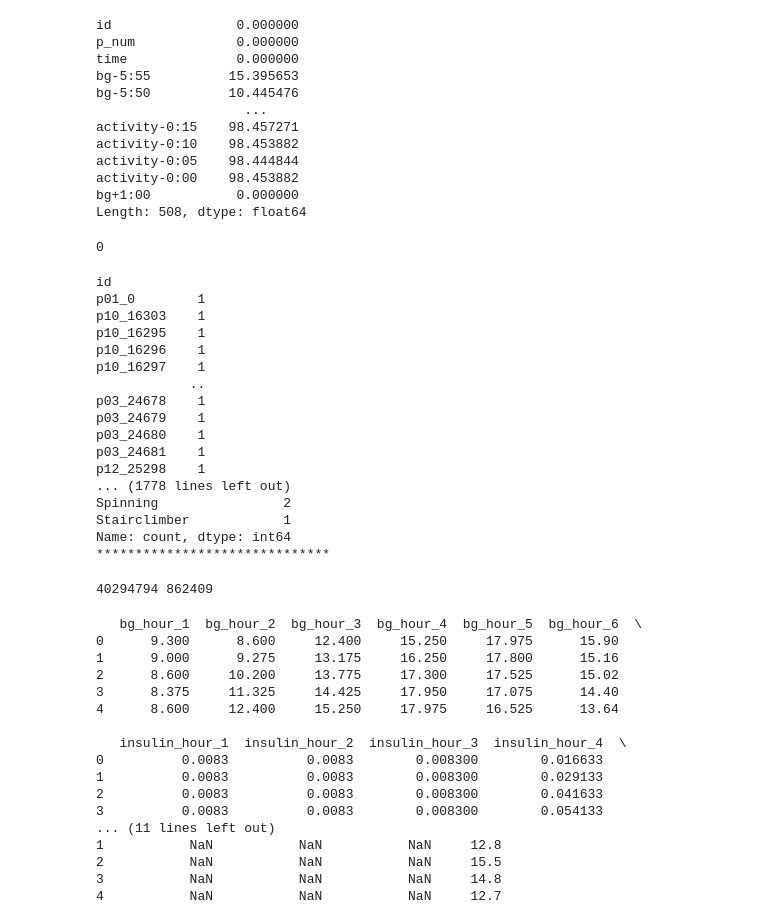
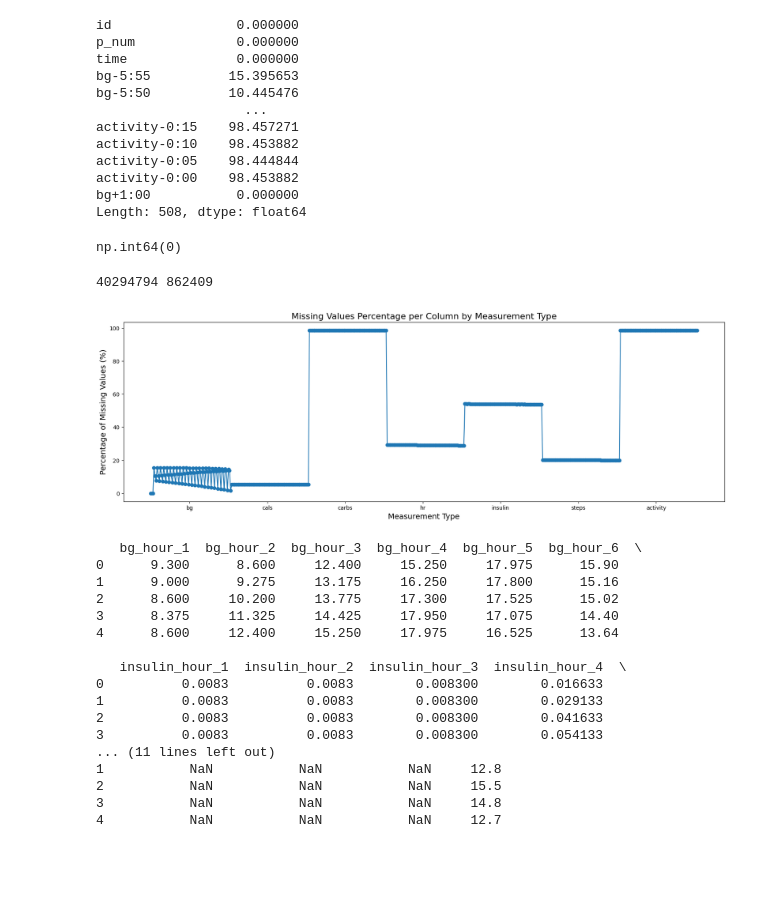
Before and after one commit to mansorrahmed/brist1d, a Jupyter notebook: preproc.ipynb, the cells around one changed output. Saved outputs shown, nothing was run; the diff lists cells and outputs as text; code cells hidden in the pictures; blank space fills up the shorter version.

```diff
--- a/preproc.ipynb
+++ b/preproc.ipynb
@@ -10,8 +10,7 @@ submission_path = 'D:\\GSU-PhD\\AML\\Project\\brist1d\\submissions\\our_submissi
 # %%
 # Load the training and test datasets
-train_path = 'D:\\GSU-PhD\\AML\\Project\\orig-kaggle\\train.csv'
-test_path = 'D:\\GSU-PhD\\AML\\Project\\orig-kaggle\\test.csv'
-submission_path = 'D:\\GSU-PhD\\AML\\Project\\orig-kaggle\\our_submission.csv'
+train_path = '/Users/mansoor/Documents/GSU/Coursework/AML/Project/orig-kaggle/train.csv'
+test_path = '/Users/mansoor/Documents/GSU/Coursework/AML/Project/orig-kaggle/test.csv'
 
 train_data = pd.read_csv(train_path)
 test_data = pd.read_csv(test_path)
@@ -93,34 +92,30 @@ Length: 508, dtype: float64
 #finding duplicates
 train_data.duplicated().sum()
 # %% [output]
-0
+np.int64(0)
-# %%
-#garbage value check
-for i in train_data.select_dtypes(include= "object").columns:
-    print(train_data[i].value_counts())
-    print("***"*10)
-# %% [output]
-id
-p01_0        1
-p10_16303    1
-p10_16295    1
-p10_16296    1
-p10_16297    1
-            ..
-p03_24678    1
-p03_24679    1
-p03_24680    1
-p03_24681    1
-p12_25298    1
-... (1778 lines left out)
-Spinning                2
-Stairclimber            1
-Name: count, dtype: int64
-******************************
-# %%
-print(train_data.isnull().sum().sum(), test_data.isnull().sum().sum())
-# %% [output]
-40294794 862409
+# %%
+# check the total number of missing values
+print(train_data.isnull().sum().sum(), test_data.isnull().sum().sum())
+
+null_percentage = pd.DataFrame(train_data.iloc[:,:-1].isnull().sum()/train_data.iloc[:,:-1].shape[0]*100)
+null_percentage = null_percentage.reset_index()
+null_percentage.columns=["features", "null_percent"]
+#print(null_percentage)
+plt.figure(figsize=(20, 6))
+
+plt.plot(null_percentage["features"], null_percentage["null_percent"],  linestyle='-', marker="o")
+plt.xticks(np.arange(36,501+36,72), ['bg', 'cals', 'carbs', 'hr', 'insulin', 'steps', "activity"])
+
+
+# Add labels and title
+plt.xlabel('Measurement Type', fontsize=14)
+plt.ylabel('Percentage of Missing Values (%)', fontsize=14)
+plt.title('Missing Values Percentage per Column by Measurement Type', fontsize=16)
+
+plt.show()
+# %% [output]
+40294794 862409
+[figure, added]
 # %%
 # Define a function to bin the data into hourly intervals (12 five-minute intervals per hour)
 def bin_hourly(data, feature, num_bins=6):
```
Also changed, not shown: parts of 12 cells of this notebook, 9 other files.
